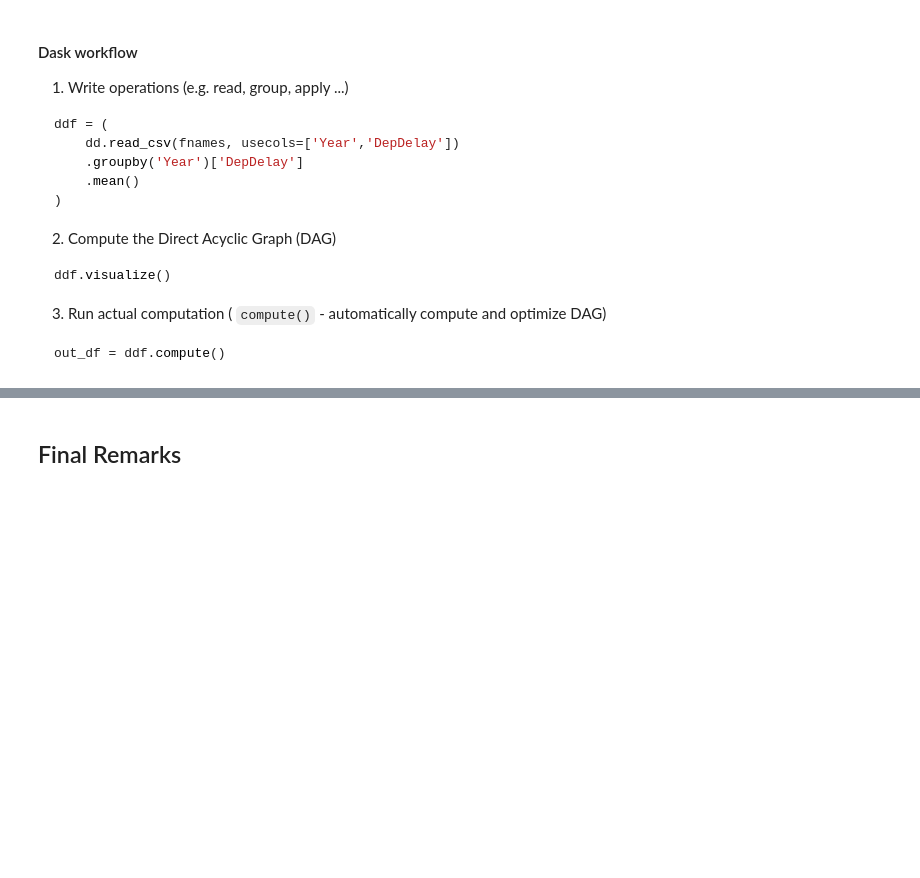
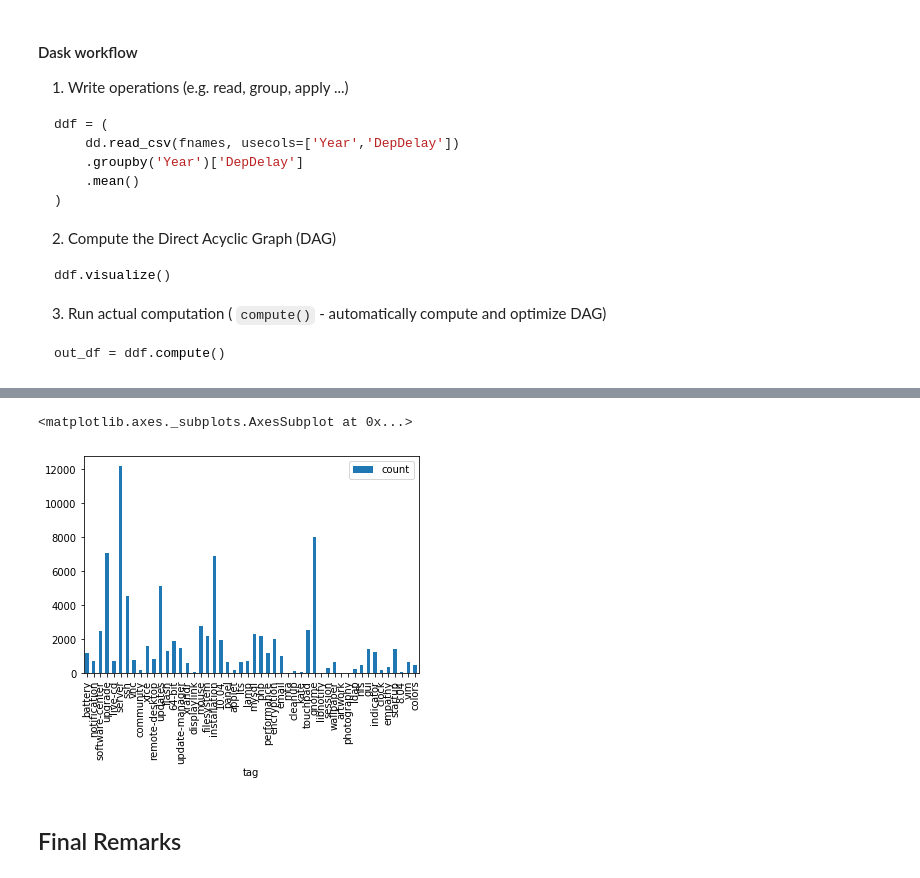
Before and after one commit to srggrs/ResBaz, a Jupyter notebook: 2019/Pandas-vs-Dask-rezbaz2019-slides.ipynb, the cells around one changed output, grey strips where cells are left out. Saved outputs shown, nothing was run; the diff lists cells and outputs as text; code cells hidden in the pictures; blank space fills up the shorter version.

```diff
--- a/2019/Pandas-vs-Dask-rezbaz2019-slides.ipynb
+++ b/2019/Pandas-vs-Dask-rezbaz2019-slides.ipynb
@@ -304,0 +399,7 @@ out_df = ddf.compute()
+# %%
+def extraction(line, col_name, col_type=str):
+    regex = r'{}="([^"]*)"'.format(col_name)
+    match = re.search(regex, line)
+    # both float and str allow for None but not int, so set to 0
+    null_val = 0 if col_type == int else None
+    return col_type(match[1]) if match is not None else null_val
@@ -304,0 +431,8 @@ out_df = ddf.compute()
+# %%
+def extract_col(line):
+    colrows = {
+        'id': extraction(line, 'Id', int),
+        'tag': extraction(line, 'TagName', str),
+        'count': extraction(line, 'Count', int)
+    }
+    return colrows
@@ -304,0 +445,3 @@ out_df = ddf.compute()
+# %%
+ddf_tags = tags_rows.map(extract_col).to_dataframe()
+ddf_tags
@@ -304,0 +463,4 @@ out_df = ddf.compute()
+# %%
+%%time
+dftags = ddf_tags.compute()
+print(dftags)
@@ -305,3 +484,8 @@ out_df = ddf.compute()
+# %%
+dftags.head(50).plot.bar('tag', 'count')
+# %% [output]
+<matplotlib.axes._subplots.AxesSubplot at 0x...>
+[figure, added]
 # %% [markdown]
 ## Final Remarks
 # %% [markdown]
```
Also changed, not shown: parts of 33 cells of this notebook, 1 other file.
